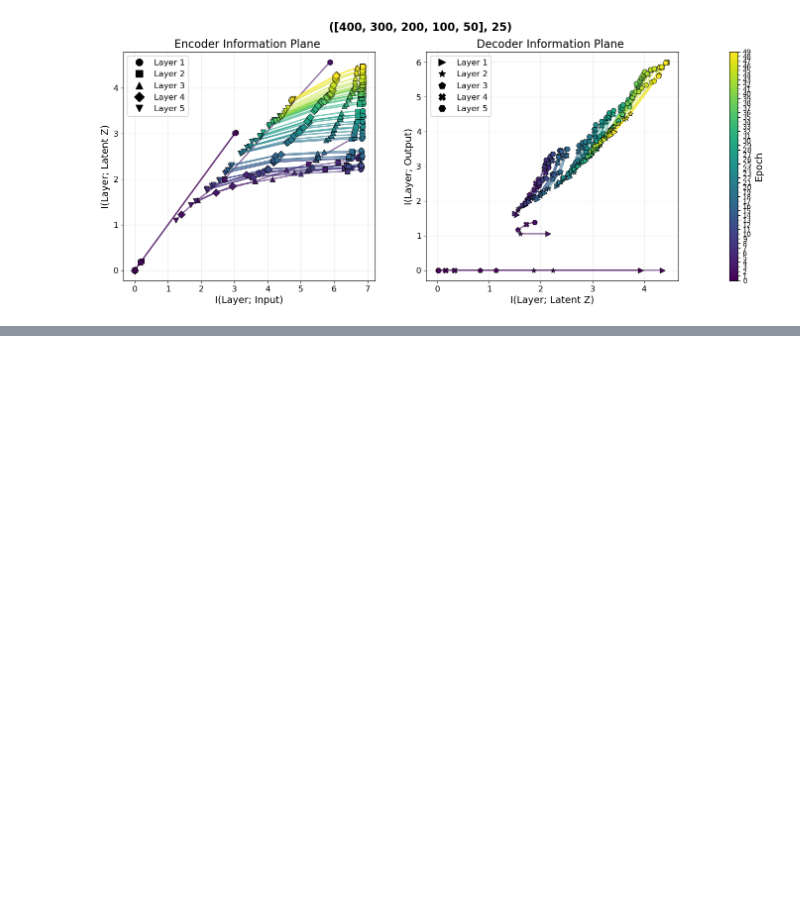
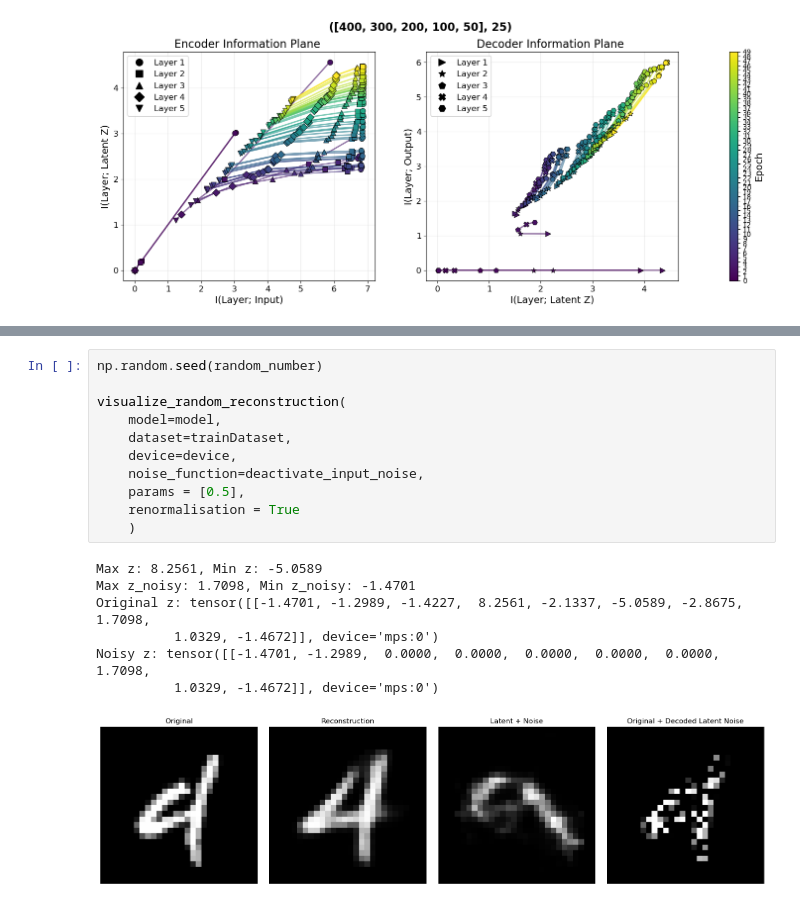
Before and after one commit to FrancescoLR02/InformationTheoryProject, a Jupyter notebook: main.ipynb, the cells around one changed output, grey strips where cells are left out. Saved outputs shown, nothing was run; the diff lists cells and outputs as text; blank space fills up the shorter version.

```diff
--- a/main.ipynb
+++ b/main.ipynb
@@ -826,0 +1034,19 @@ for combination, mi_history in mi_histories.items():
+# %%
+np.random.seed(random_number)
+
+visualize_random_reconstruction(
+    model=model,
+    dataset=trainDataset,
+    device=device,
+    noise_function=deactivate_input_noise,
+    params = [0.5],
+    renormalisation = True
+    )
+# %% [output]
+Max z: 8.2561, Min z: -5.0589
+Max z_noisy: 1.7098, Min z_noisy: -1.4701
+Original z: tensor([[-1.4701, -1.2989, -1.4227,  8.2561, -2.1337, -5.0589, -2.8675,  1.7098,
+          1.0329, -1.4672]], device='mps:0')
+Noisy z: tensor([[-1.4701, -1.2989,  0.0000,  0.0000,  0.0000,  0.0000,  0.0000,  1.7098,
+          1.0329, -1.4672]], device='mps:0')
+[figure, added]
```
Also changed, not shown: parts of 11 cells of this notebook.
